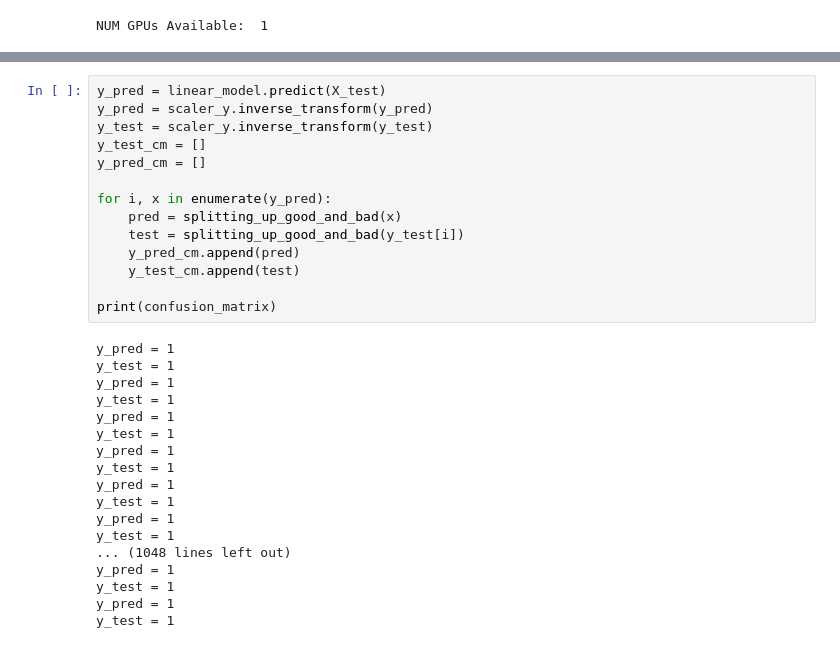
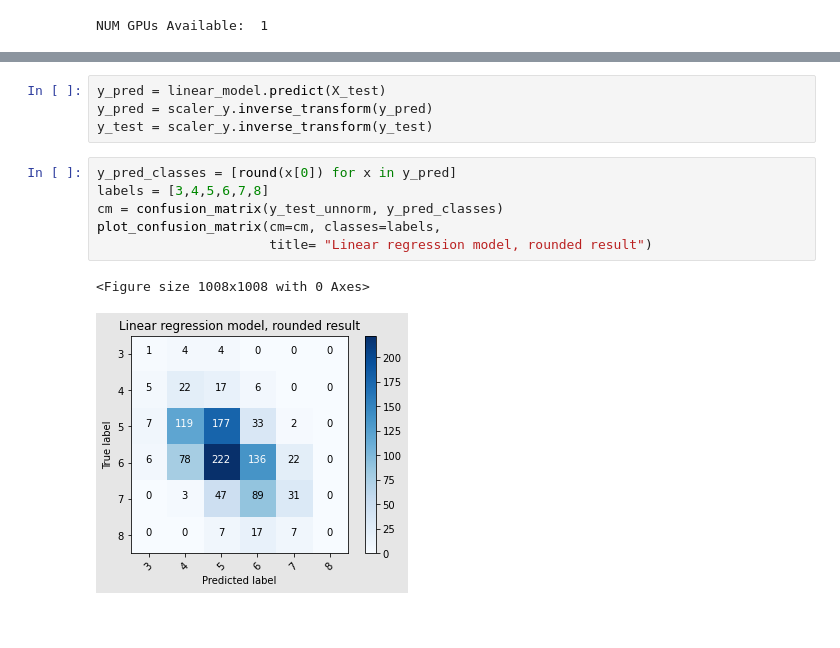
Before and after one commit to matthew-samyn/DL-wine-quality, a Jupyter notebook: neural_network_regression.ipynb, the cells around one changed output, grey strips where cells are left out. Saved outputs shown, nothing was run; the diff lists cells and outputs as text; blank space fills up the shorter version.

```diff
--- a/neural_network_regression.ipynb
+++ b/neural_network_regression.ipynb
@@ -86,31 +103,12 @@ Status at last epoch:test_score = 0.08888749033212662val_score  = 0.093327879905
 y_pred = linear_model.predict(X_test)
 y_pred = scaler_y.inverse_transform(y_pred)
 y_test = scaler_y.inverse_transform(y_test)
-y_test_cm = []
-y_pred_cm = []
-
-for i, x in enumerate(y_pred):
-    pred = splitting_up_good_and_bad(x)
-    test = splitting_up_good_and_bad(y_test[i])
-    y_pred_cm.append(pred)
-    y_test_cm.append(test)
-
-print(confusion_matrix)
-# %% [output]
-y_pred = 1
-y_test = 1
-y_pred = 1
-y_test = 1
-y_pred = 1
-y_test = 1
-y_pred = 1
-y_test = 1
-y_pred = 1
-y_test = 1
-y_pred = 1
-y_test = 1
-... (1048 lines left out)
-y_pred = 1
-y_test = 1
-y_pred = 1
-y_test = 1
+# %%
+y_pred_classes = [round(x[0]) for x in y_pred]
+labels = [3,4,5,6,7,8]
+cm = confusion_matrix(y_test_unnorm, y_pred_classes)
+plot_confusion_matrix(cm=cm, classes=labels,
+                      title= "Linear regression model, rounded result")
+# %% [output]
+<Figure size 1008x1008 with 0 Axes>
+[figure, added]
```
Also changed, not shown: parts of 10 cells of this notebook, 9 other files.
